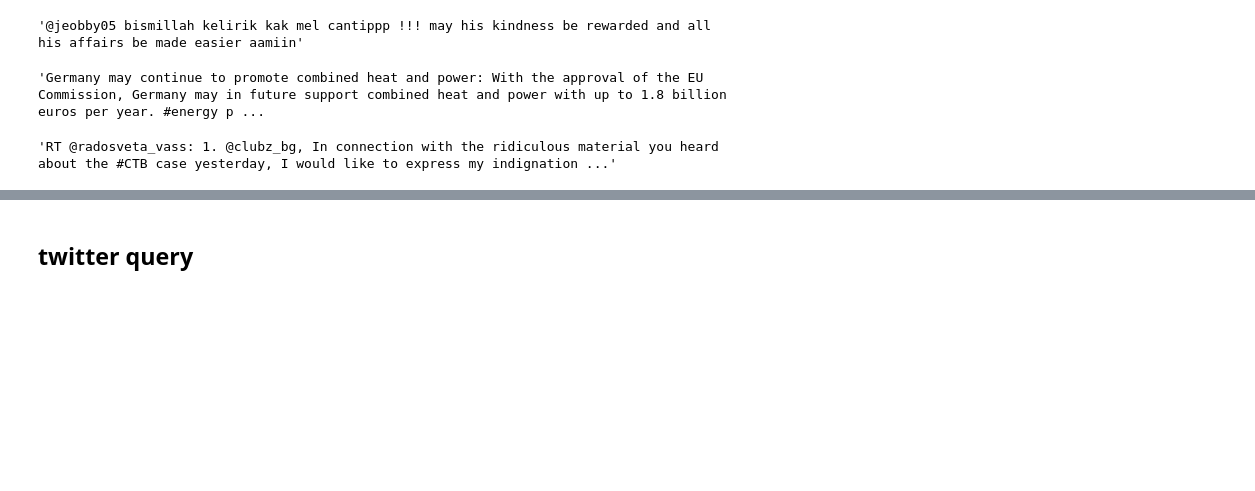
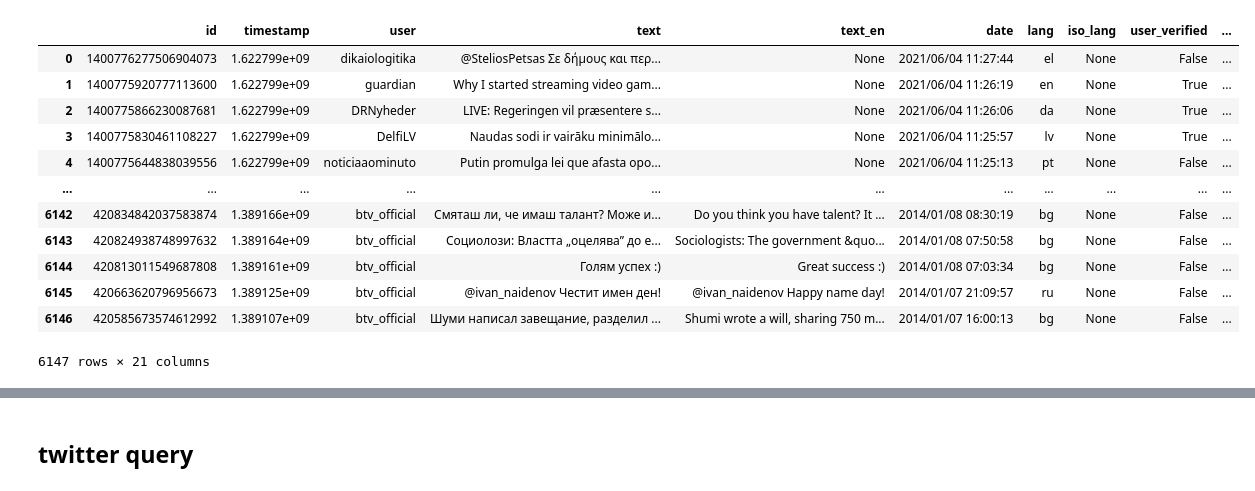
Before and after one commit to EstefaniaVB/LexAI, a Jupyter notebook: Sentiment analysis.ipynb, the cells around one changed output, grey strips where cells are left out. Cells and saved outputs as stored; diff of their text form; code cells hidden in the pictures; blank space fills up the shorter version.

```diff
--- a/Sentiment analysis.ipynb
+++ b/Sentiment analysis.ipynb
@@ -29,12 +27,19 @@ data_df
-# %%
-data_df['text_en'].loc[0]
-# %% [output]
-'@jeobby05 bismillah kelirik kak mel cantippp !!! may his kindness be rewarded and all his affairs be made easier aamiin'
-# %%
-data_df['text_en'].loc[7000]
-# %% [output]
-'Germany may continue to promote combined heat and power: With the approval of the EU Commission, Germany may in future support combined heat and power with up to 1.8 billion euros per year. #energy p ...
-# %%
-data_df['text_en'].loc[17804]
-# %% [output]
-'RT @radosveta_vass: 1. @clubz_bg, In connection with the ridiculous material you heard about the #CTB case yesterday, I would like to express my indignation ...'
+# %%
+lexai_url = f"http://35.223.18.2/indexes/twitter_press/search/"
+data = requests.get(lexai_url,params=params,headers=headers).json()
+data_press_df=pd.DataFrame(data['hits'])
+data_press_df
+# %% [output]
+|  | id | timestamp | user | text | text_en | date | lang | iso_lang | user_verified | ... |
+| 0 | 1400776277506904073 | 1.622799e+09 | dikaiologitika | @SteliosPetsas Σε δήμους και περ... | None | 2021/06/04 11:27:44 | el | None | False | ... |
+| 1 | 1400775920777113600 | 1.622799e+09 | guardian | Why I started streaming video gam... | None | 2021/06/04 11:26:19 | en | None | True | ... |
+| 2 | 1400775866230087681 | 1.622799e+09 | DRNyheder | LIVE: Regeringen vil præsentere s... | None | 2021/06/04 11:26:06 | da | None | True | ... |
+| 3 | 1400775830461108227 | 1.622799e+09 | DelfiLV | Naudas sodi ir vairāku minimālo... | None | 2021/06/04 11:25:57 | lv | None | True | ... |
+| 4 | 1400775644838039556 | 1.622799e+09 | noticiaaominuto | Putin promulga lei que afasta opo... | None | 2021/06/04 11:25:13 | pt | None | False | ... |
+| ... | ... | ... | ... | ... | ... | ... | ... | ... | ... | ... |
+| 6142 | 420834842037583874 | 1.389166e+09 | btv_official | Смяташ ли, че имаш талант? Може и... | Do you think you have talent? It ... | 2014/01/08 08:30:19 | bg | None | False | ... |
+| 6143 | 420824938748997632 | 1.389164e+09 | btv_official | Социолози: Властта „оцелява” до е... | Sociologists: The government &quo... | 2014/01/08 07:50:58 | bg | None | False | ... |
+| 6144 | 420813011549687808 | 1.389161e+09 | btv_official | Голям успех :) | Great success :) | 2014/01/08 07:03:34 | bg | None | False | ... |
+| 6145 | 420663620796956673 | 1.389125e+09 | btv_official | @ivan_naidenov Честит имен ден! | @ivan_naidenov Happy name day! | 2014/01/07 21:09:57 | ru | None | False | ... |
+| 6146 | 420585673574612992 | 1.389107e+09 | btv_official | Шуми написал завещание, разделил ... | Shumi wrote a will, sharing 750 m... | 2014/01/07 16:00:13 | bg | None | False | ... |
+6147 rows × 21 columns
```
Also changed, not shown: parts of 19 cells of this notebook, 18 other files.
